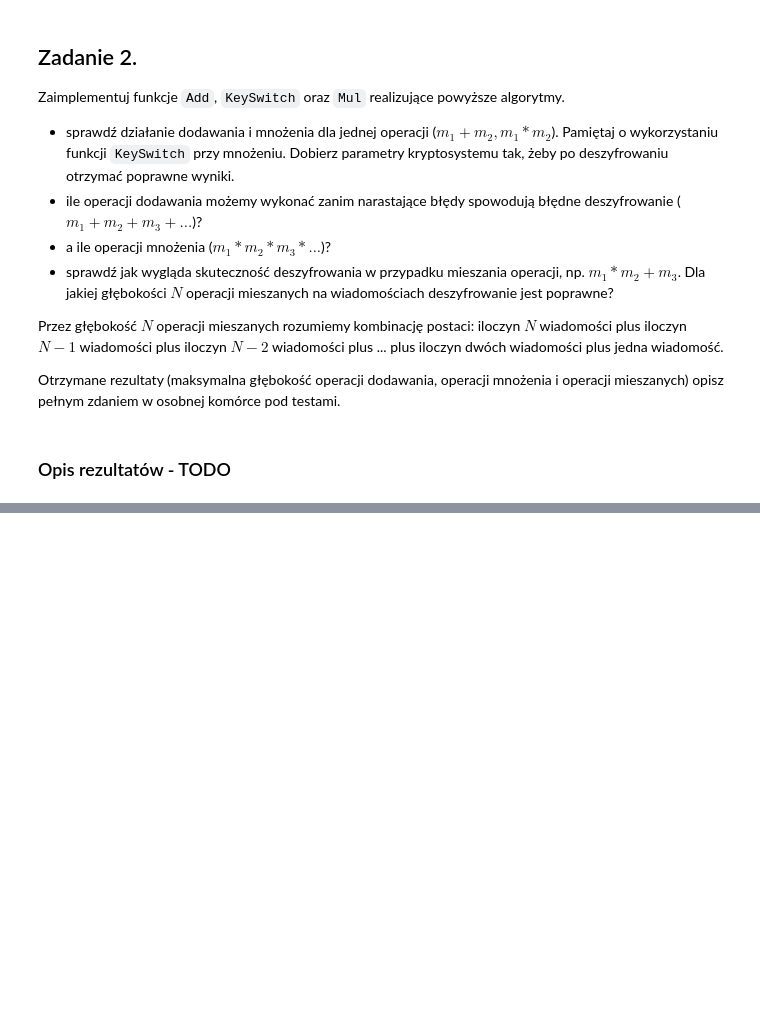
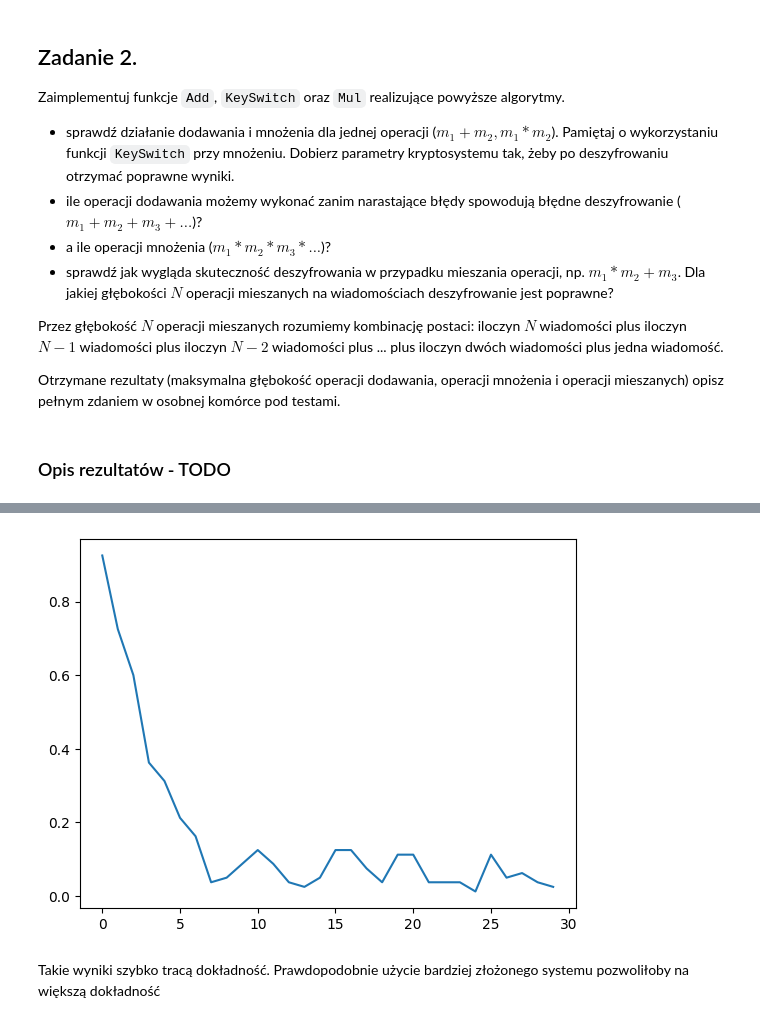
Before and after one commit to my-alaska/cryptography-in-data-analysis, a Jupyter notebook: HOMOMORPHIC_ENCRYPTION/FHE_lab_02.ipynb, the cells around one changed output, grey strips where cells are left out. Cells and saved outputs as stored; diff of their text form; code cells hidden in the pictures; blank space fills up the shorter version.

```diff
--- a/HOMOMORPHIC_ENCRYPTION/FHE_lab_02.ipynb
+++ b/HOMOMORPHIC_ENCRYPTION/FHE_lab_02.ipynb
@@ -162,0 +278,36 @@ kk = key_switch(None,None,c_z)
+# %%
+N = 30
+n_repeats = 20
+
+scores = []
+for repeat in range(n_repeats):
+    original_sum = Z17([0,0,0,0])
+    encrypted_sum = Encrypt(original_sum,pk)
+    scores.append([])
+    for depth in range(1,N+1):
+        original_polys = [Z17(np.random.randint(q,size=n)) for _ in range(depth)]
+        encrypted_polys = [Encrypt(p,pk) for p in original_polys]
+
+        multiplied_original = original_polys[0]
+        for i in range(1,depth):
+            multiplied_original = multiplied_original*original_polys[i]
+
+        multiplied_encrypted = encrypted_polys[0]
+        for i in range(1,depth):
+            multiplied_encrypted = mul_z17(multiplied_encrypted,encrypted_polys[i])
+
+        original_sum += multiplied_original
+        encrypted_sum = add_z17(encrypted_sum,multiplied_encrypted)
+        decrypted_sum = Decrypt(encrypted_sum, sk)
+
+        score = (original_sum.poly == decrypted_sum.poly).sum()/4
+        scores[-1].append(score)
+# %%
+import matplotlib.pyplot as plt
+
+plt.plot(np.mean(scores,0))
+plt.show()
+# %% [output]
+[figure, added]
+# %% [markdown]
+Takie wyniki szybko tracą dokładność. Prawdopodobnie użycie bardziej złożonego systemu pozwoliłoby na większą dokładność
```
Also changed, not shown: parts of 15 cells of this notebook, 1 other file.
